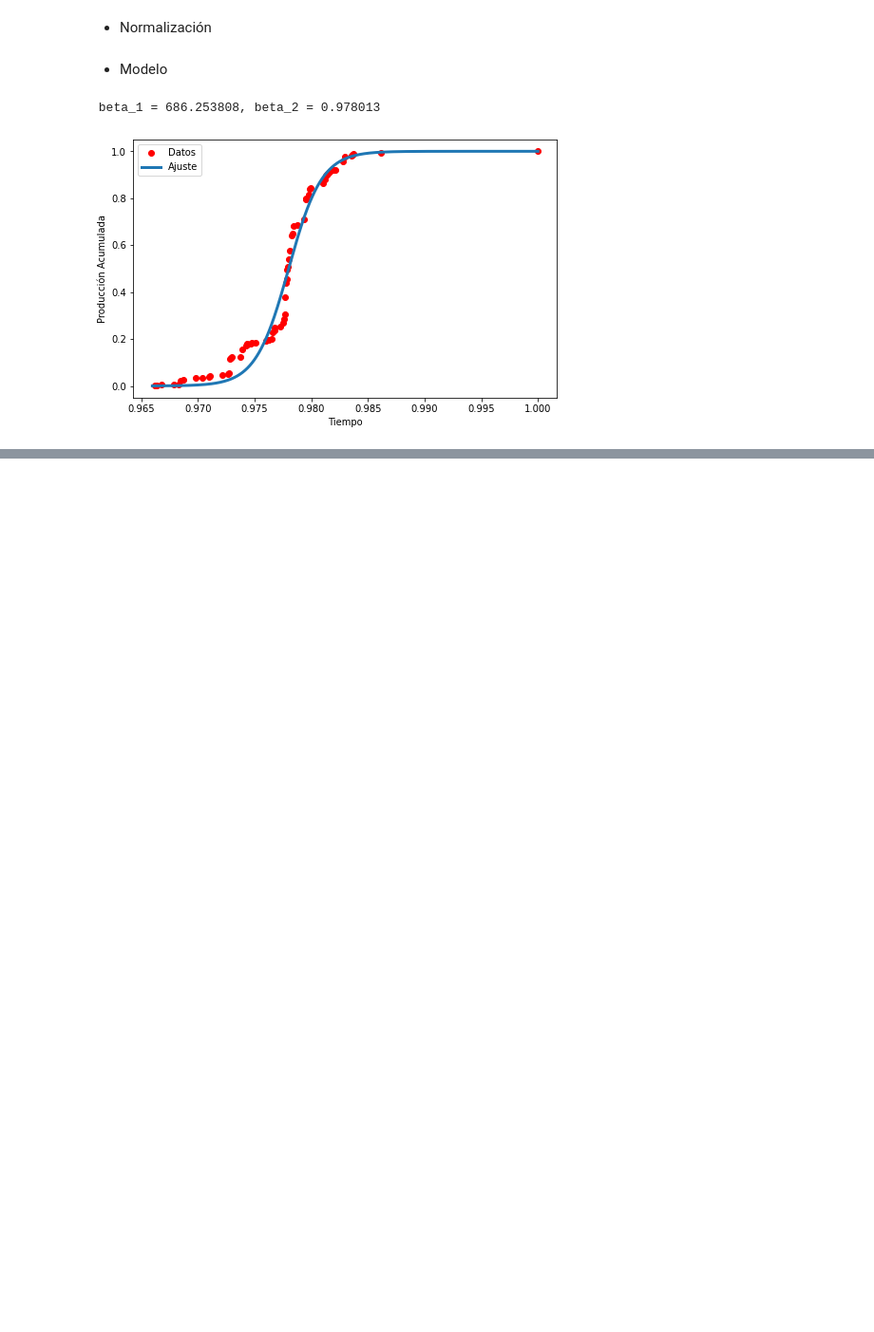
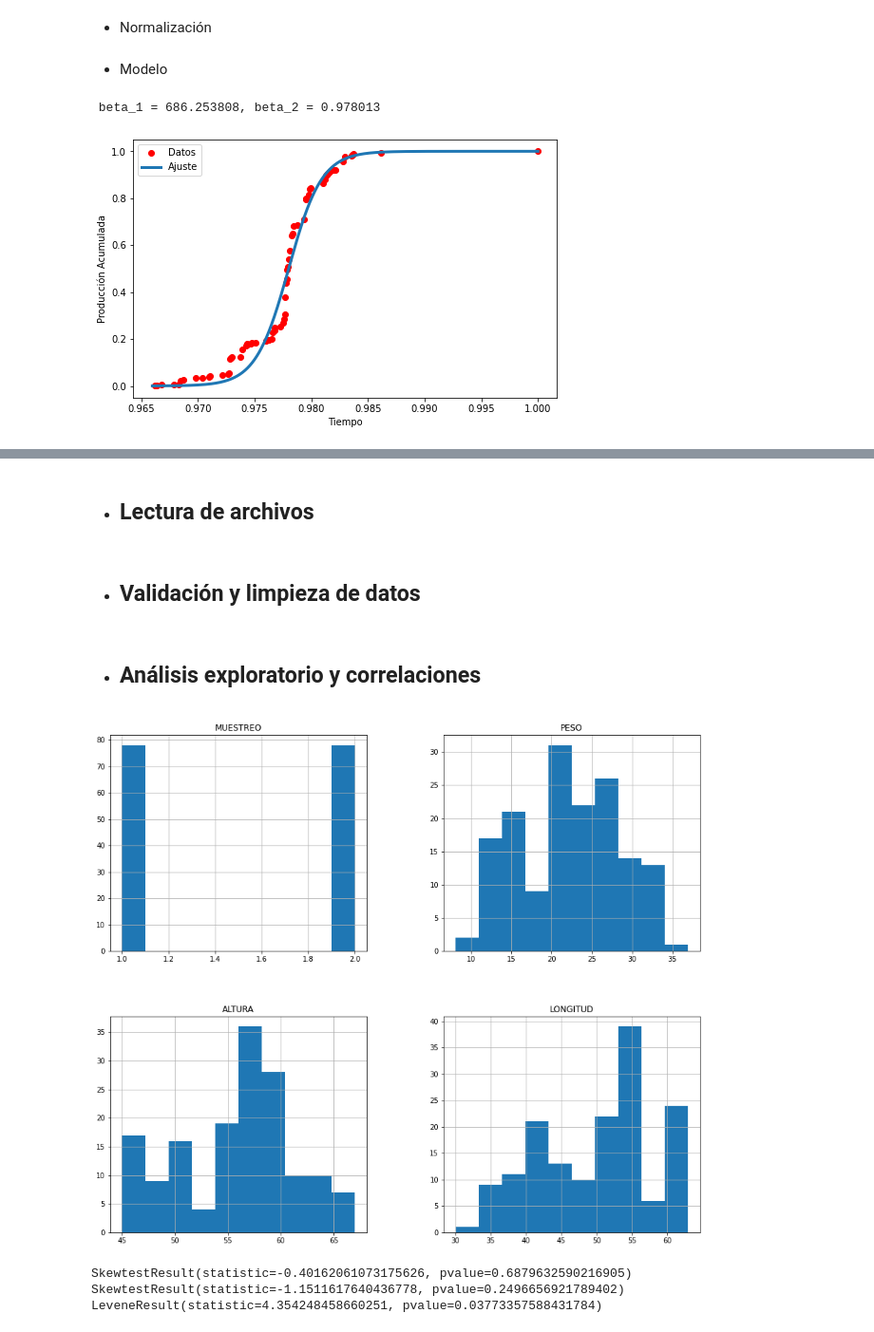
Before and after one commit to oscarjose9423/Modelling, a Jupyter notebook: Modelado.ipynb, the cells around one changed output, grey strips where cells are left out. Shown at 95% size. Saved outputs shown, nothing was run; the diff lists cells and outputs as text; code cells hidden in the pictures; blank space fills up the shorter version.

```diff
--- a/Modelado.ipynb
+++ b/Modelado.ipynb
@@ -176,0 +177,6 @@ El objetivo de la presente sección es el de suministrar al lector una breve int
+# %%
+from google.colab import files
+import pandas as pd
+import io
+
+uploaded = files.upload()
@@ -176,0 +186,47 @@ El objetivo de la presente sección es el de suministrar al lector una breve int
+# %% [markdown]
+* <h2> Lectura de archivos
+# %%
+ovejos = pd.read_csv(io.StringIO(uploaded['ovejos.csv'].decode('utf-8')))
+print(ovejos.sample(10))
+# %% [markdown]
+* <h2> Validación y limpieza de datos
+# %%
+#VERIFICACIÓN DE TIPO DE DATO
+
+ovejos.dtypes
+[i > 1 for i in ovejos.isna().sum()]
+
+ovejos[ovejos.PESO.isna()].PESO
+
+#LLENADO DE DATOS FALTANTES CON PROMEDIO
+ovejos.groupby('FECHA').PESO.mean()
+
+PromPesoOvejos = ovejos.PESO.mean()
+PromAltOvejos = ovejos.ALTURA.mean()
+PromLongOvejos = ovejos.LONGITUD.mean()
+
+ovejos.PESO.replace(np.nan ,PromPesoOvejos , inplace = True)
+ovejos.LONGITUD.replace(np.nan ,PromAltOvejos , inplace = True)
+ovejos.ALTURA.replace(np.nan ,PromLongOvejos , inplace = True)
+
+ovejos.sort_values('FECHA')
+ovejos.set_index('FECHA', inplace = True)
+
+ovejos.groupby('PARTICIPANTE')['PESO','LONGITUD','ALTURA'].aggregate(['mean'])
+# %% [markdown]
+* <h2> Análisis exploratorio y correlaciones
+# %%
+'''corralaciones de pearson con scipy'''
+
+ovejos.hist(figsize = (15,13))
+plt.show()
+
+print(skewtest(ovejos['PESO']))
+print(skewtest(ovejos['ALTURA']))
+
+print(levene(ovejos['PESO'], ovejos['ALTURA']))
+# %% [output]
+[figure, added]
+SkewtestResult(statistic=-0.40162061073175626, pvalue=0.6879632590216905)
+SkewtestResult(statistic=-1.1511617640436778, pvalue=0.2496656921789402)
+LeveneResult(statistic=4.354248458660251, pvalue=0.03773357588431784)
```
Also changed, not shown: parts of 14 cells of this notebook.
